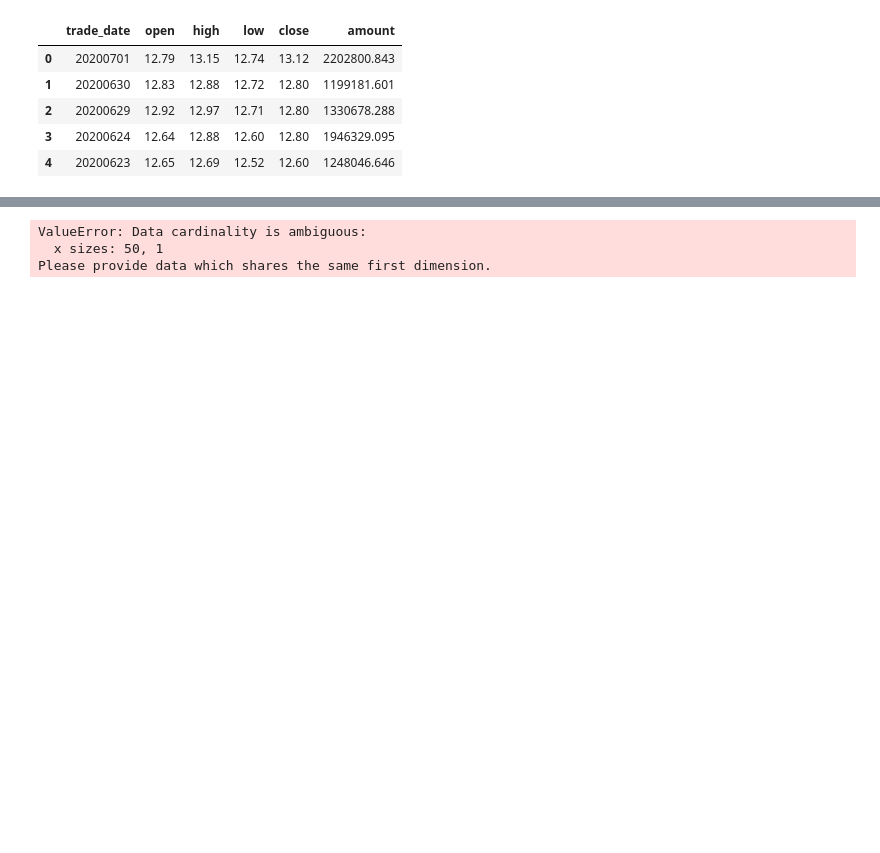
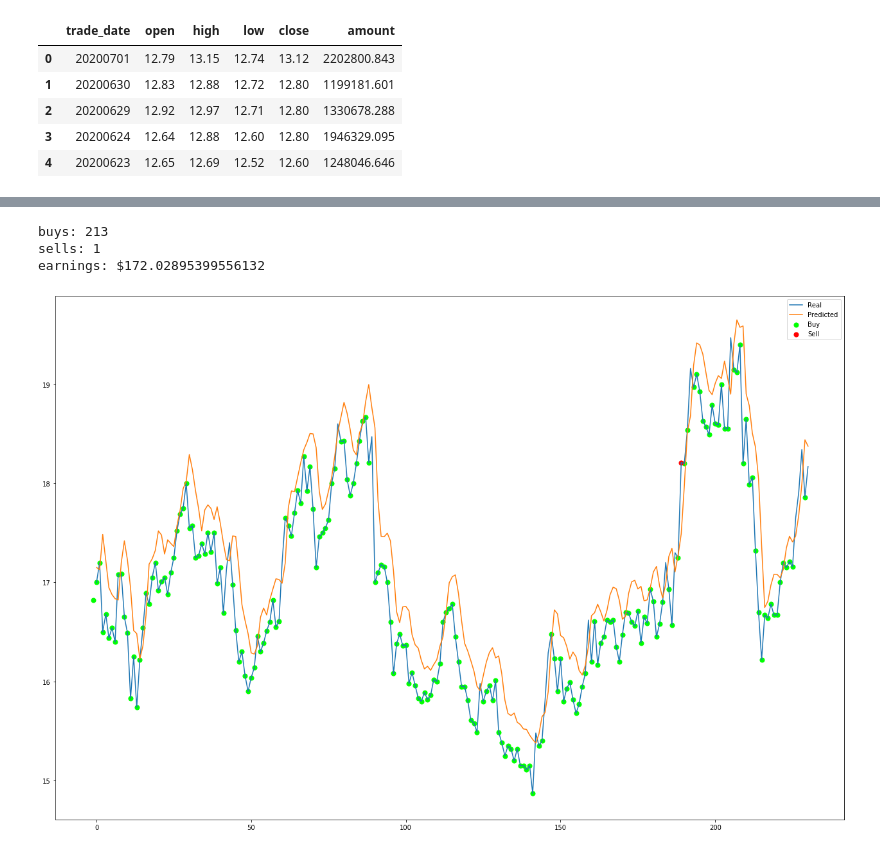
Before and after one commit to bizeasy17/investtrack, a Jupyter notebook: predication/LSTM_predict.ipynb, the cells around one changed output, grey strips where cells are left out. Drawn from its saved outputs; the diff is of its cells as text; code cells hidden in the pictures; blank space fills up the shorter version.

Commit message:
fix the data dimension issue

```diff
--- a/predication/LSTM_predict.ipynb
+++ b/predication/LSTM_predict.ipynb
@@ -293,7 +293,8 @@ for ohlcv, ind in zip(ohlcv_test[start: end], tech_ind_test[start: end]):
     normalised_price_today = ohlcv[-1][0]
     normalised_price_today = np.array([[normalised_price_today]])
     price_today = y_normaliser.inverse_transform(normalised_price_today)
-    predicted_price_tomorrow = np.squeeze(y_normaliser.inverse_transform(model.predict([[ohlcv], [ind]])))
+#     model.predict([np.array([ohlcv]), np.array([ind])])
+    predicted_price_tomorrow = np.squeeze(y_normaliser.inverse_transform(model.predict([np.array([ohlcv]), np.array([ind])])))
     delta = predicted_price_tomorrow - price_today
     if delta > thresh:
         buys.append((x, price_today[0][0]))
@@ -317,33 +318,34 @@ def compute_earnings(buys_, sells_):
         else:
             # time to sell all of our stock
             balance += stock * sells_[0][1]
             stock = 0
             sells_.pop(0)
     print(f"earnings: ${balance}")
 
 
 # we create new lists so we dont modify the original
 compute_earnings([b for b in buys], [s for s in sells])
 
 import matplotlib.pyplot as plt
 
 plt.gcf().set_size_inches(22, 15, forward=True)
 
 real = plt.plot(unscaled_y_test[start:end], label='real')
 pred = plt.plot(y_test_predicted[start:end], label='predicted')
 
 if len(buys) > 0:
     plt.scatter(list(list(zip(*buys))[0]), list(list(zip(*buys))[1]), c='#00ff00', s=50)
 if len(sells) > 0:
     plt.scatter(list(list(zip(*sells))[0]), list(list(zip(*sells))[1]), c='#ff0000', s=50)
 
 # real = plt.plot(unscaled_y[start:end], label='real')
 # pred = plt.plot(y_predicted[start:end], label='predicted')
 
 plt.legend(['Real', 'Predicted', 'Buy', 'Sell'])
 
 plt.show()
 # %% [output]
-ValueError: Data cardinality is ambiguous:
-  x sizes: 50, 1
-Please provide data which shares the same first dimension.
+buys: 213
+sells: 1
+earnings: $172.02895399556132
+[figure, added]
```
Also changed, not shown: parts of 2 cells of this notebook, 2 other files.
